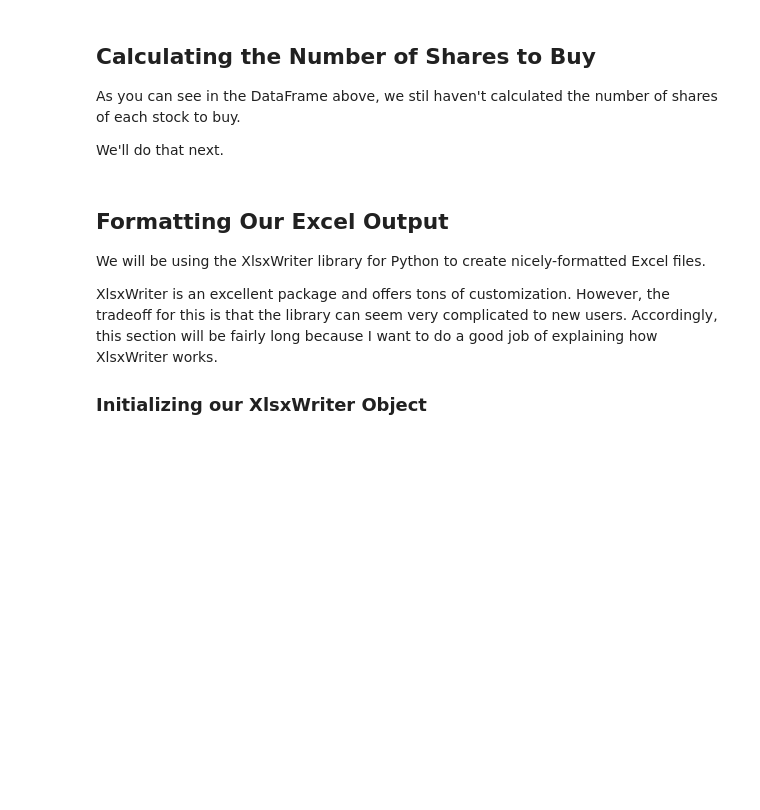
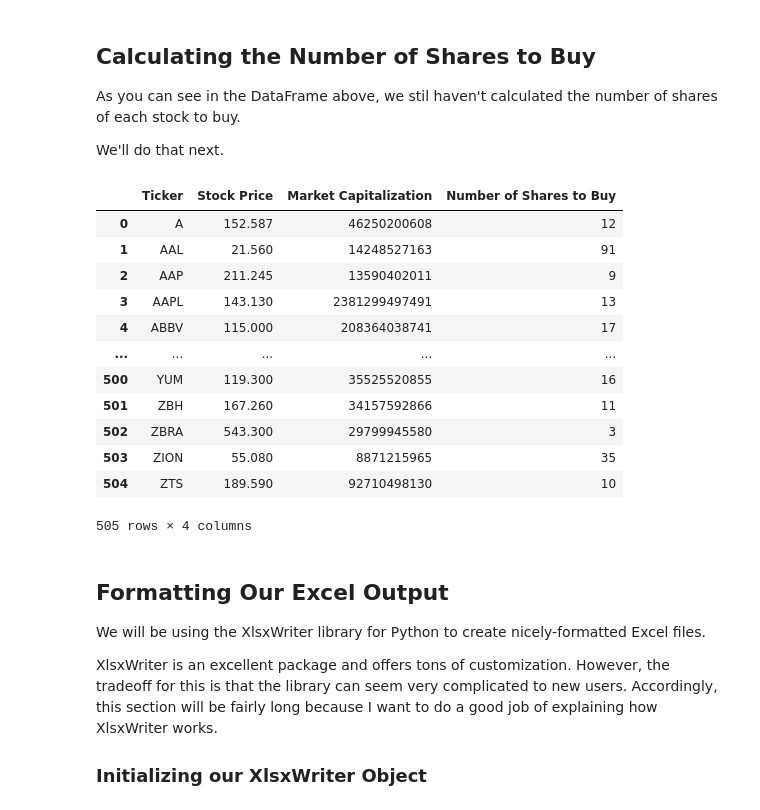
Before and after one commit to weixiangtoh/algorithmic-trading-python, a Jupyter notebook: starter_files/001_equal_weight_S&P_500.ipynb, the cells around one changed output. Drawn from its saved outputs; the diff is of its cells as text; code cells hidden in the pictures; blank space fills up the shorter version.

```diff
--- a/starter_files/001_equal_weight_S&P_500.ipynb
+++ b/starter_files/001_equal_weight_S&P_500.ipynb
@@ -105,6 +199,34 @@ IEX Cloud limits their batch API calls to 100 tickers per request. Still, this r
 As you can see in the DataFrame above, we stil haven't calculated the number of shares of each stock to buy.
 
 We'll do that next.
+# %%
+portfolio_size = input("Enter the value of your portfolio: ")
+
+try:
+    val = float(portfolio_size)
+except ValueError:
+    print("That is not a number\nPlease try again:")
+    portfolio_size = input("Enter the value of your portfolio: ")
+    val = float(portfolio_size)
+# %%
+position_size = val/len(final_dataframe.index)
+for i in range(0, len(final_dataframe.index)):
+    final_dataframe.loc[i, "Number of Shares to Buy"] = math.floor(position_size/final_dataframe.loc[i, "Stock Price"])
+final_dataframe
+# %% [output]
+|  | Ticker | Stock Price | Market Capitalization | Number of Shares to Buy |
+| 0 | A | 152.587 | 46250200608 | 12 |
+| 1 | AAL | 21.560 | 14248527163 | 91 |
+| 2 | AAP | 211.245 | 13590402011 | 9 |
+| 3 | AAPL | 143.130 | 2381299497491 | 13 |
+| 4 | ABBV | 115.000 | 208364038741 | 17 |
+| ... | ... | ... | ... | ... |
+| 500 | YUM | 119.300 | 35525520855 | 16 |
+| 501 | ZBH | 167.260 | 34157592866 | 11 |
+| 502 | ZBRA | 543.300 | 29799945580 | 3 |
+| 503 | ZION | 55.080 | 8871215965 | 35 |
+| 504 | ZTS | 189.590 | 92710498130 | 10 |
+505 rows × 4 columns
 # %% [markdown]
 ## Formatting Our Excel Output
 
```
Also changed, not shown: parts of 17 cells of this notebook, 3 other files.
